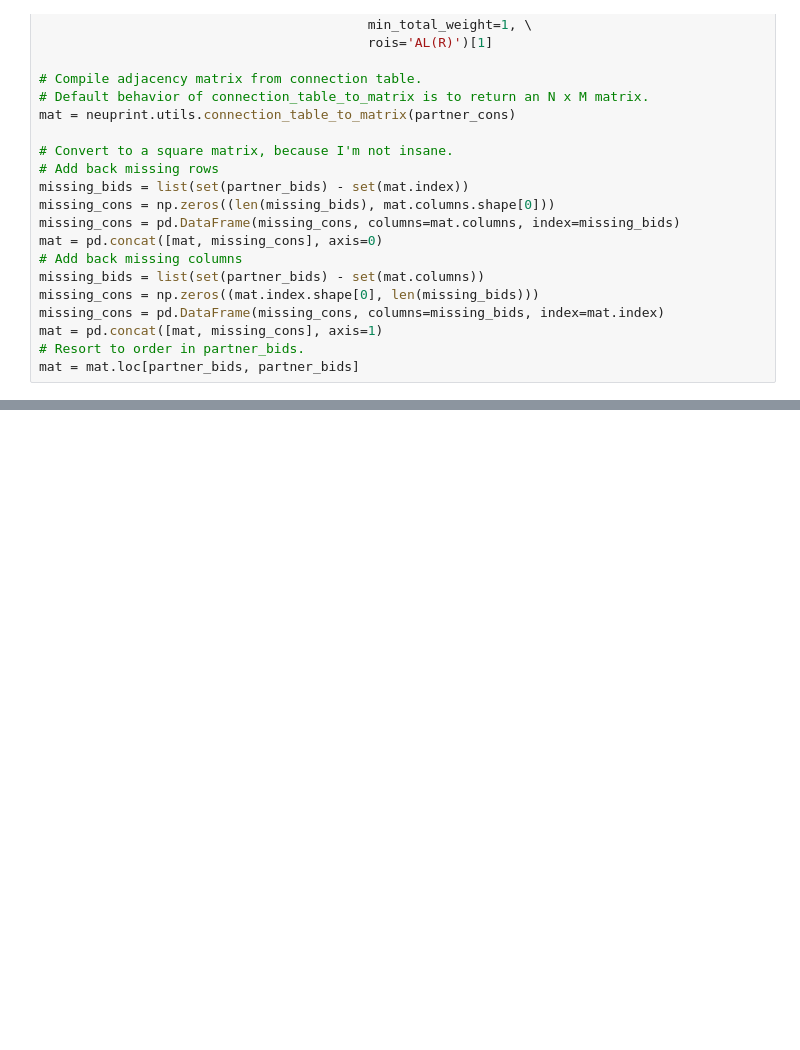
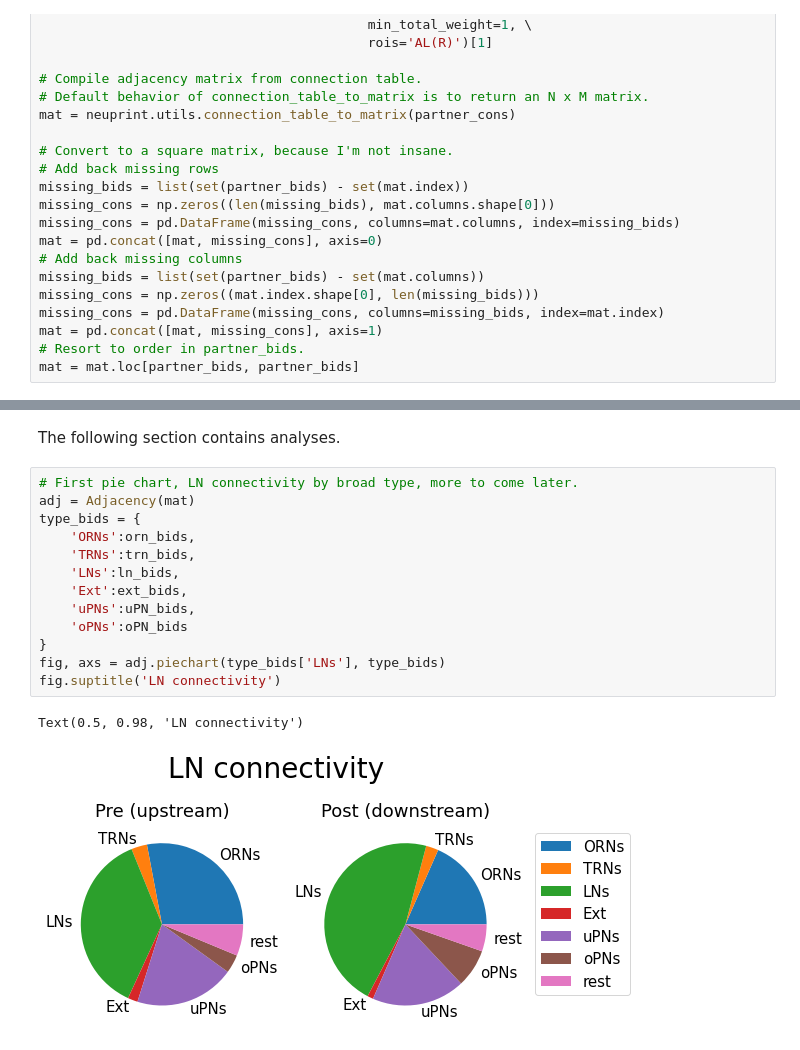
Before and after one commit to AsaBarthMaron/hemibrain_analysis, a Jupyter notebook: 2020_05_28_extrinsic_LN_connectivity.ipynb, the cells around one changed output, grey strips where cells are left out. Drawn from its saved outputs; the diff is of its cells as text; blank space fills up the shorter version.

```diff
--- a/2020_05_28_extrinsic_LN_connectivity.ipynb
+++ b/2020_05_28_extrinsic_LN_connectivity.ipynb
@@ -207 +204,19 @@ mat
+# %% [markdown]
+The following section contains analyses.
+# %%
+# First pie chart, LN connectivity by broad type, more to come later.
+adj = Adjacency(mat)
+type_bids = {
+    'ORNs':orn_bids,
+    'TRNs':trn_bids,
+    'LNs':ln_bids,
+    'Ext':ext_bids,
+    'uPNs':uPN_bids,
+    'oPNs':oPN_bids
+}
+fig, axs = adj.piechart(type_bids['LNs'], type_bids)
+fig.suptitle('LN connectivity')
+# %% [output]
+Text(0.5, 0.98, 'LN connectivity')
+[figure, added]
 # %%
```
Also changed, not shown: parts of 13 cells of this notebook.
